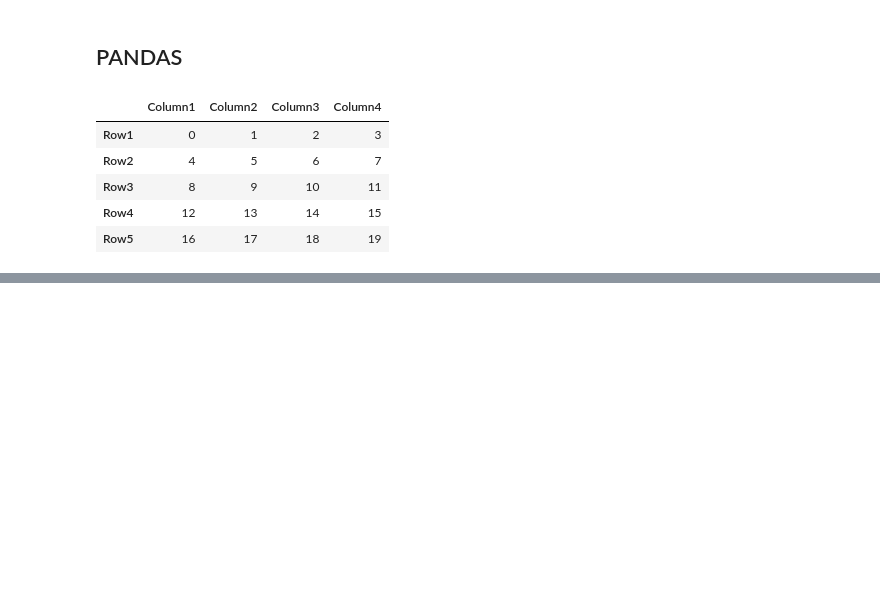
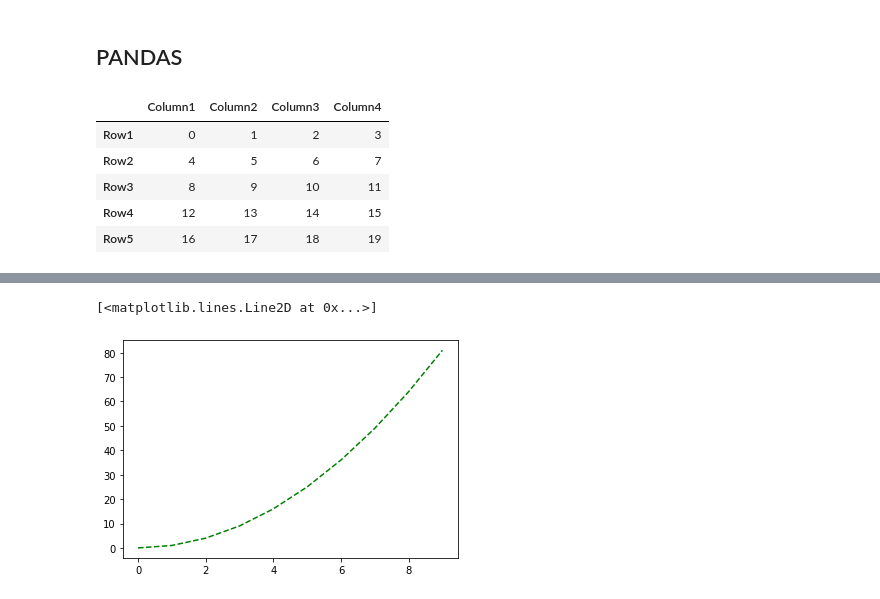
Before and after one commit to joshtn/Data-Science-road, a Jupyter notebook: work.ipynb, the cells around one changed output, grey strips where cells are left out. Saved outputs shown, nothing was run; the diff lists cells and outputs as text; code cells hidden in the pictures; blank space fills up the shorter version.

```diff
--- a/work.ipynb
+++ b/work.ipynb
@@ -245,0 +377,7 @@ df.head()
+# %%
+y = x*x
+
+plt.plot(x,y,'g--')
+# %% [output]
+[<matplotlib.lines.Line2D at 0x...>]
+[figure, added]
```
Also changed, not shown: parts of 22 cells of this notebook, 1 other file.
